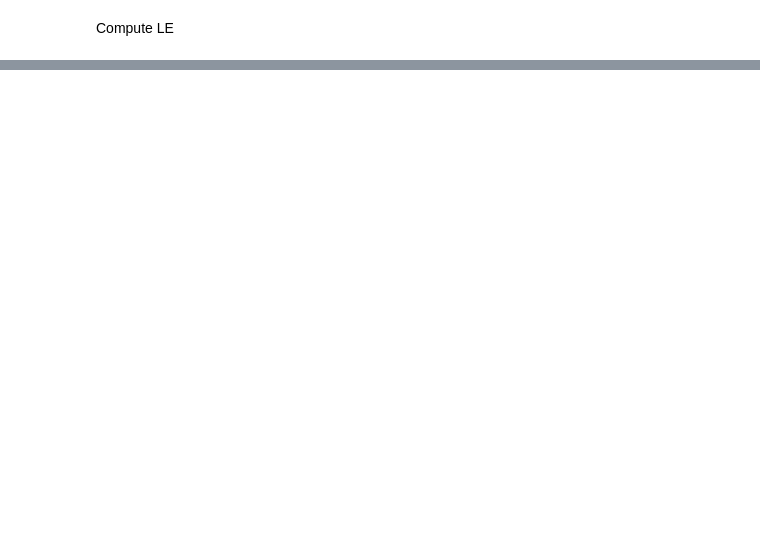
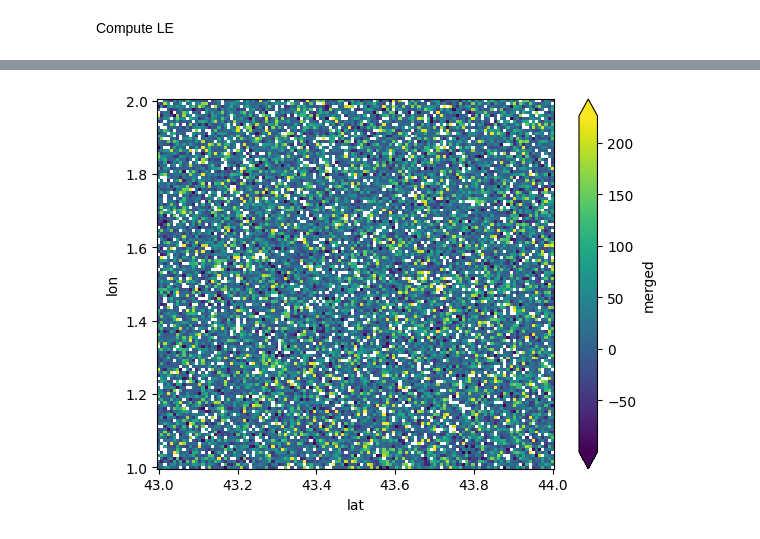
Before and after one commit to CNES/sweat, a Jupyter notebook: notebooks/et_processing.ipynb, the cells around one changed output, grey strips where cells are left out. Cells and saved outputs as stored; diff of their text form; code cells hidden in the pictures; blank space fills up the shorter version.

```diff
--- a/notebooks/et_processing.ipynb
+++ b/notebooks/et_processing.ipynb
@@ -233,0 +242,2 @@ ef
+# %%
+le_inst = merging.merge_to_dataset(le_xr, method=merging.MergeMethod.MEAN)
@@ -233,0 +257,4 @@ ef
+# %%
+plot_band(le_inst, band="merged")
+# %% [output]
+[figure, added]
```
Also changed, not shown: parts of 21 cells of this notebook, 4 other files.
